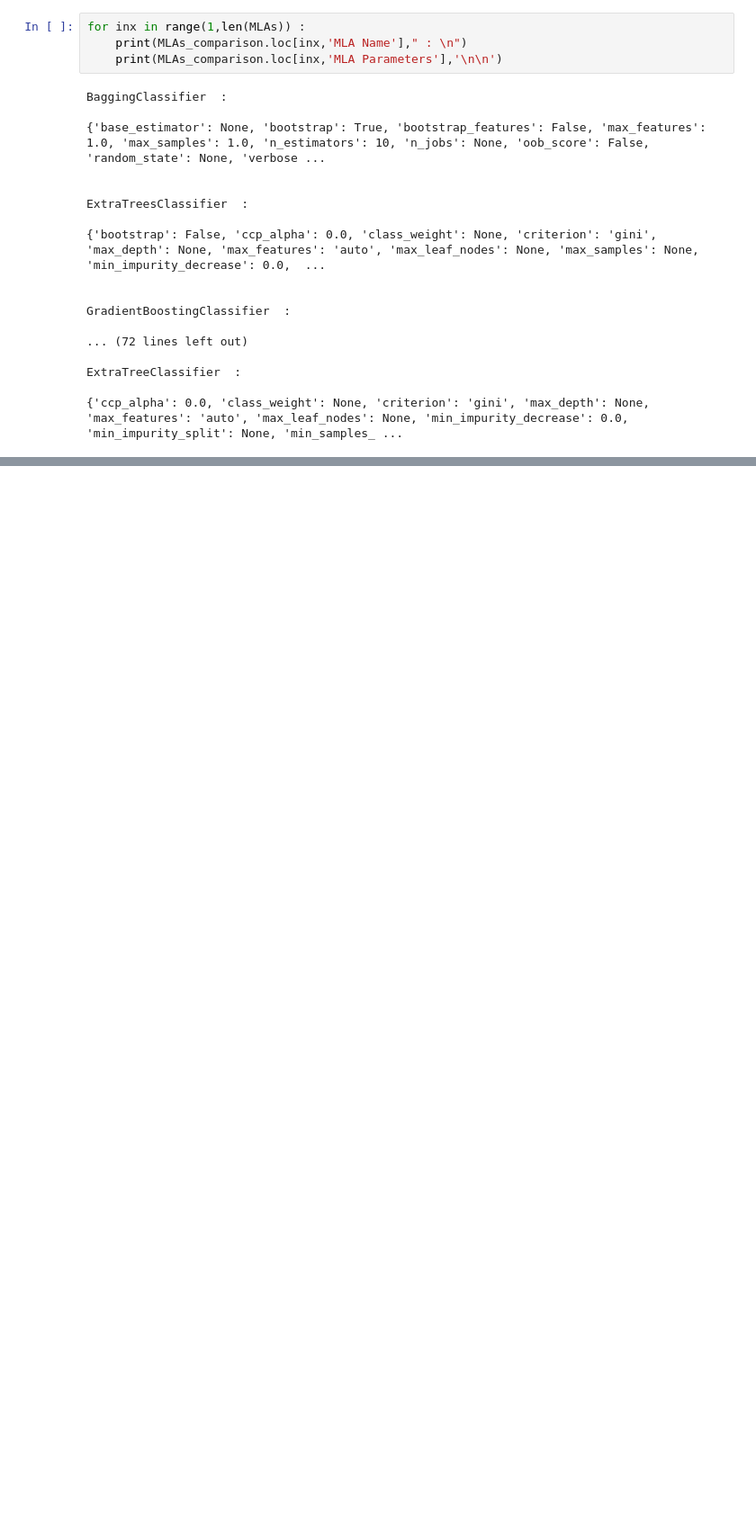
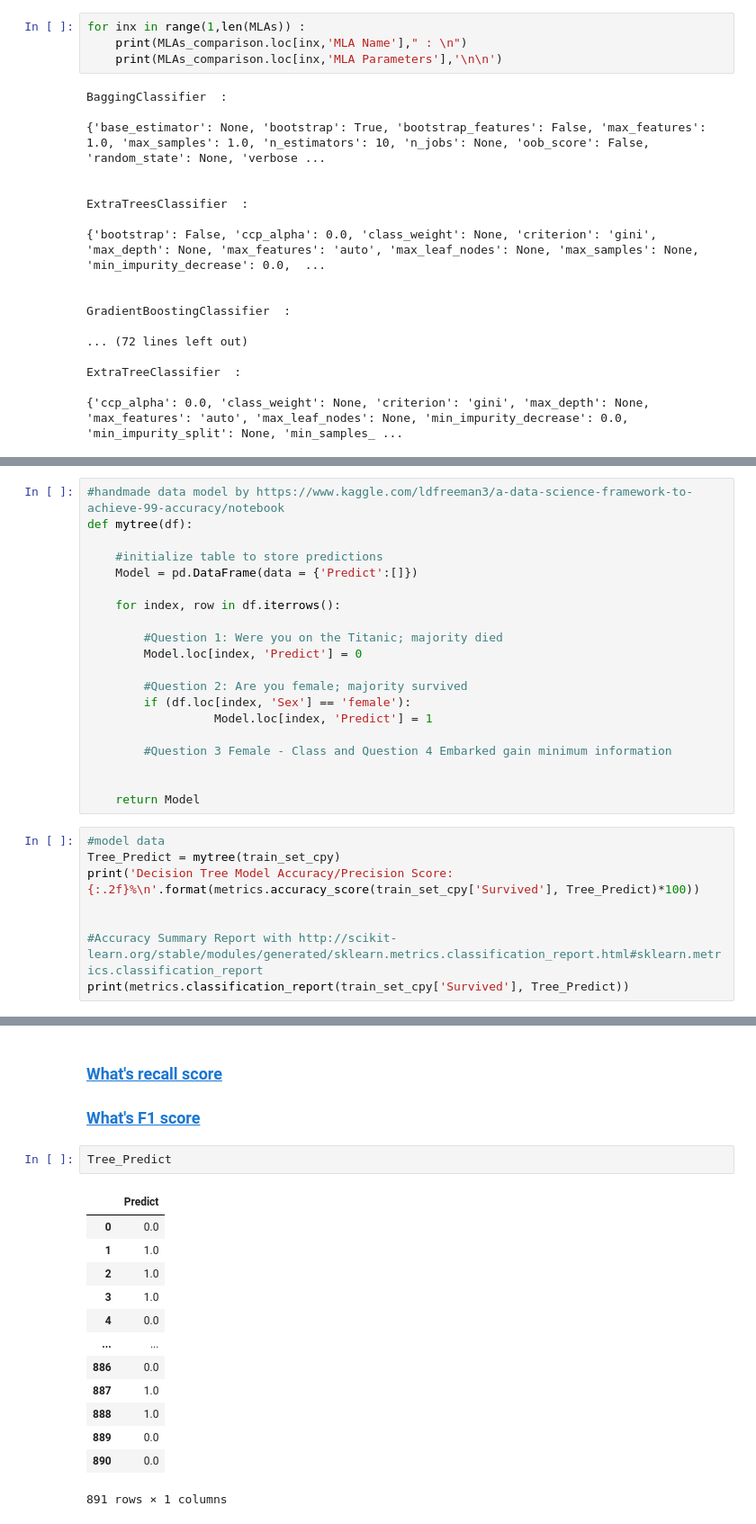
Before and after one commit to yaraxxx/TitanicSurvivalsPrediction, a Jupyter notebook: Survival_AI.ipynb, the cells around one changed output, grey strips where cells are left out. Shown: that part at 90% size. Drawn from its saved outputs; the diff is of its cells as text; blank space fills up the shorter version.

```diff
--- a/Survival_AI.ipynb
+++ b/Survival_AI.ipynb
@@ -782,0 +789,28 @@ ExtraTreeClassifier  :
+# %%
+#handmade data model by https://www.kaggle.com/ldfreeman3/a-data-science-framework-to-achieve-99-accuracy/notebook
+def mytree(df):
+
+    #initialize table to store predictions
+    Model = pd.DataFrame(data = {'Predict':[]})
+
+    for index, row in df.iterrows():
+
+        #Question 1: Were you on the Titanic; majority died
+        Model.loc[index, 'Predict'] = 0
+
+        #Question 2: Are you female; majority survived
+        if (df.loc[index, 'Sex'] == 'female'):
+                  Model.loc[index, 'Predict'] = 1
+
+        #Question 3 Female - Class and Question 4 Embarked gain minimum information
+
+
+    return Model
+# %%
+#model data
+Tree_Predict = mytree(train_set_cpy)
+print('Decision Tree Model Accuracy/Precision Score: {:.2f}%\n'.format(metrics.accuracy_score(train_set_cpy['Survived'], Tree_Predict)*100))
+
+
+#Accuracy Summary Report with http://scikit-learn.org/stable/modules/generated/sklearn.metrics.classification_report.html#sklearn.metrics.classification_report
+print(metrics.classification_report(train_set_cpy['Survived'], Tree_Predict))
@@ -782,0 +828,19 @@ ExtraTreeClassifier  :
+# %% [markdown]
+### [What's recall score](https://scikit-learn.org/stable/modules/generated/sklearn.metrics.recall_score.html)
+### [What's F1 score](https://scikit-learn.org/stable/modules/generated/sklearn.metrics.f1_score.html)
+# %%
+Tree_Predict
+# %% [output]
+|  | Predict |
+| 0 | 0.0 |
+| 1 | 1.0 |
+| 2 | 1.0 |
+| 3 | 1.0 |
+| 4 | 0.0 |
+| ... | ... |
+| 886 | 0.0 |
+| 887 | 1.0 |
+| 888 | 1.0 |
+| 889 | 0.0 |
+| 890 | 0.0 |
+891 rows × 1 columns
```
Also changed, not shown: parts of 43 cells of this notebook.
